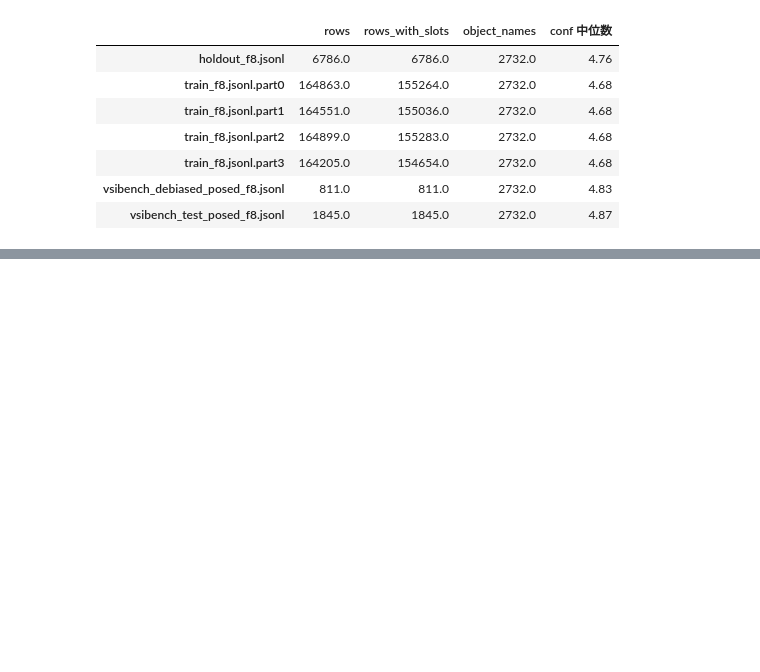
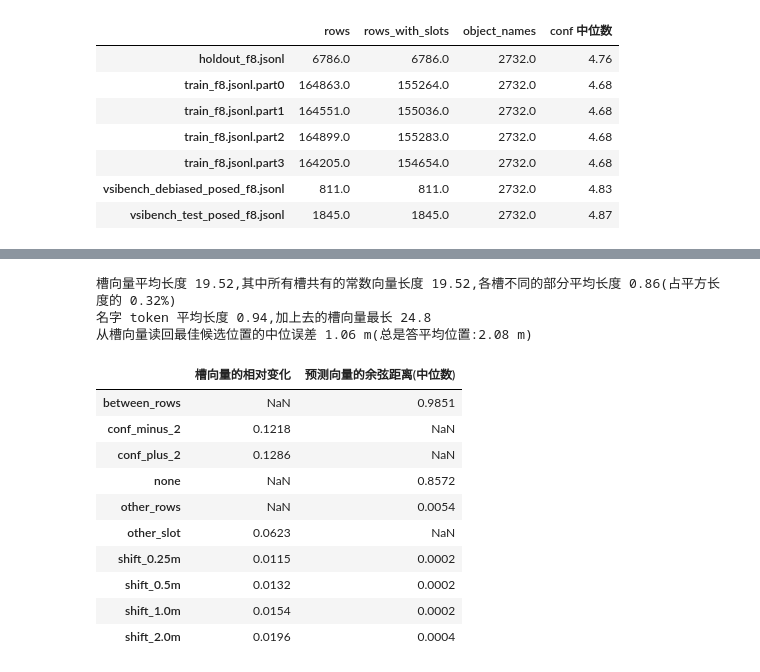
Before and after one commit to FullToker/3DRAE_JEPA, a Jupyter notebook: experiments/slots_v1/notebooks/report.ipynb, the cells around one changed output, grey strips where cells are left out. Cells and saved outputs as stored; diff of their text form; code cells hidden in the pictures; blank space fills up the shorter version.

Commit message:
slots_v1 report: add the slot encoder diagnosis
Co-Authored-By: Claude Fable 5.2 <noreply@anthropic.com>

```diff
--- a/experiments/slots_v1/notebooks/report.ipynb
+++ b/experiments/slots_v1/notebooks/report.ipynb
@@ -140,0 +145,25 @@ pd.DataFrame({p.split("/")[-1].replace(".stats.json", ""): {k: v for k, v in jso
+# %%
+d = json.load(open("../results/diagnose_slot_encoder.json"))
+v = d["vectors"]
+print("槽向量平均长度 %.2f,其中所有槽共有的常数向量长度 %.2f,各槽不同的部分平均长度 %.2f(占平方长度的 %.2f%%)"
+      % (v["norm_mean"], v["mean_vector_norm"], v["varying_part_norm_mean"], 100 * v["varying_share_of_squared_norm"]))
+print("名字 token 平均长度 %.2f,加上去的槽向量最长 %.1f" % (d["query_token_norm_mean"], d["largest_added_vector_norm"]))
+print("从槽向量读回最佳候选位置的中位误差 %.2f m(总是答平均位置:%.2f m)"
+      % (v["position_readout_m"]["ridge_0.01"], v["position_readout_m"]["mean"]))
+pd.DataFrame({"槽向量的相对变化": pd.Series(v["relative_change"]),
+              "预测向量的余弦距离(中位数)": pd.Series(d["prediction_cosine_distance_median"])}).round(4)
+# %% [output]
+槽向量平均长度 19.52,其中所有槽共有的常数向量长度 19.52,各槽不同的部分平均长度 0.86(占平方长度的 0.32%)
+名字 token 平均长度 0.94,加上去的槽向量最长 24.8
+从槽向量读回最佳候选位置的中位误差 1.06 m(总是答平均位置:2.08 m)
+|  | 槽向量的相对变化 | 预测向量的余弦距离(中位数) |
+| between_rows | NaN | 0.9851 |
+| conf_minus_2 | 0.1218 | NaN |
+| conf_plus_2 | 0.1286 | NaN |
+| none | NaN | 0.8572 |
+| other_rows | NaN | 0.0054 |
+| other_slot | 0.0623 | NaN |
+| shift_0.25m | 0.0115 | 0.0002 |
+| shift_0.5m | 0.0132 | 0.0002 |
+| shift_1.0m | 0.0154 | 0.0002 |
+| shift_2.0m | 0.0196 | 0.0004 |
```
Also changed, not shown: parts of 3 cells of this notebook.
